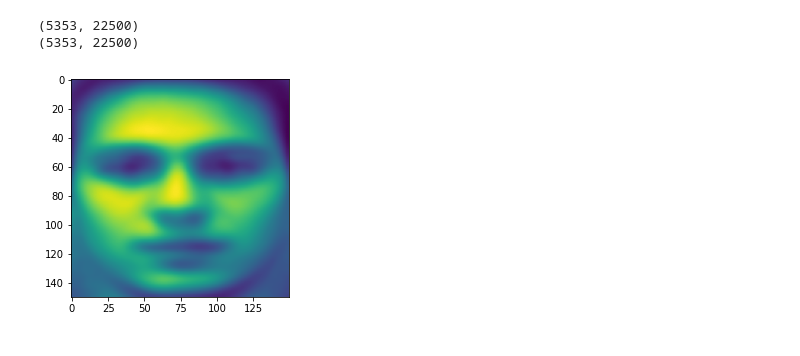
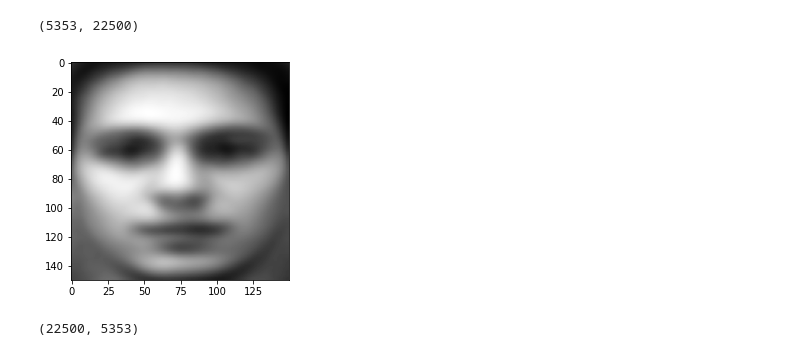
Before and after one commit to bastiendlf/code_project_ODATA, a Jupyter notebook: eigenface_notebook.ipynb, the cells around one changed output. Saved outputs shown, nothing was run; the diff lists cells and outputs as text; code cells hidden in the pictures.

```diff
--- a/eigenface_notebook.ipynb
+++ b/eigenface_notebook.ipynb
@@ -12,15 +12,24 @@ gallery_names, gallery_pictures = data_generator.get_gallery()
 # %%
 linear_pictures = np.array([picture.flatten() for person in gallery_pictures for picture in person])
 print(linear_pictures.shape)
 
 meanPoint = linear_pictures.mean(axis = 0)
+mean_face = plt.imshow(np.reshape(meanPoint, (-1, 150)), cmap="gray")
+plt.show()
 
-# subtract mean point
+# subtract mean face to every picture
 linear_pictures_centered = linear_pictures - meanPoint
-print(linear_pictures_centered.shape)
-
-mean_face = plt.imshow(np.reshape(meanPoint, (-1, 150)))
 # %% [output]
 (5353, 22500)
-(5353, 22500)
-[figure, old version]
+[figure, new version]
+# %%
+from sklearn.decomposition import PCA
+
+training_data = np.transpose(linear_pictures_centered)
+print(training_data.shape)
+
+components = 100
+
+pca = PCA(n_components = components).fit(training_data)
+# %% [output]
+(22500, 5353)
```
Also changed, not shown: parts of 4 cells of this notebook.
